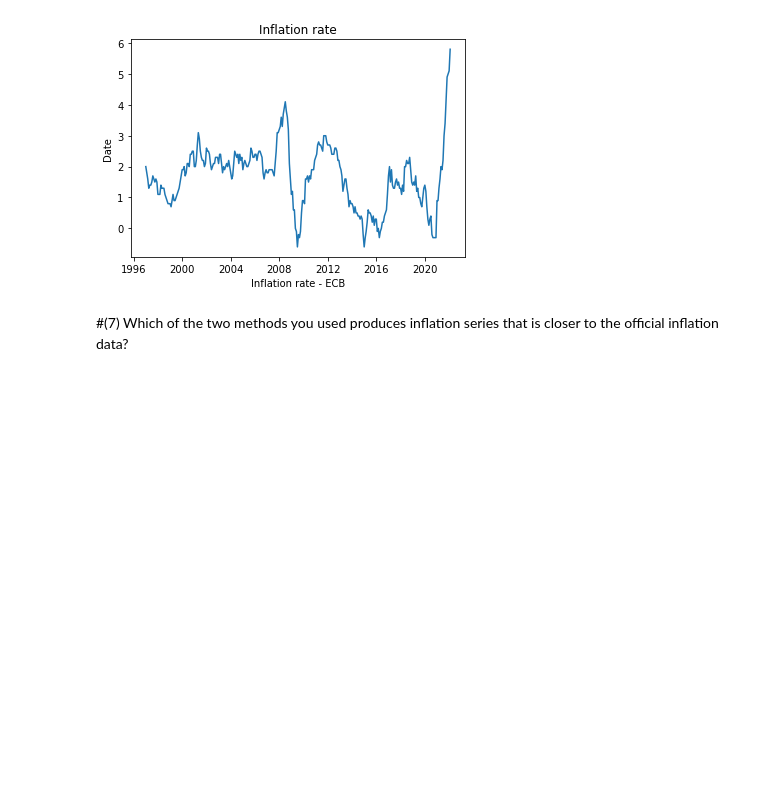
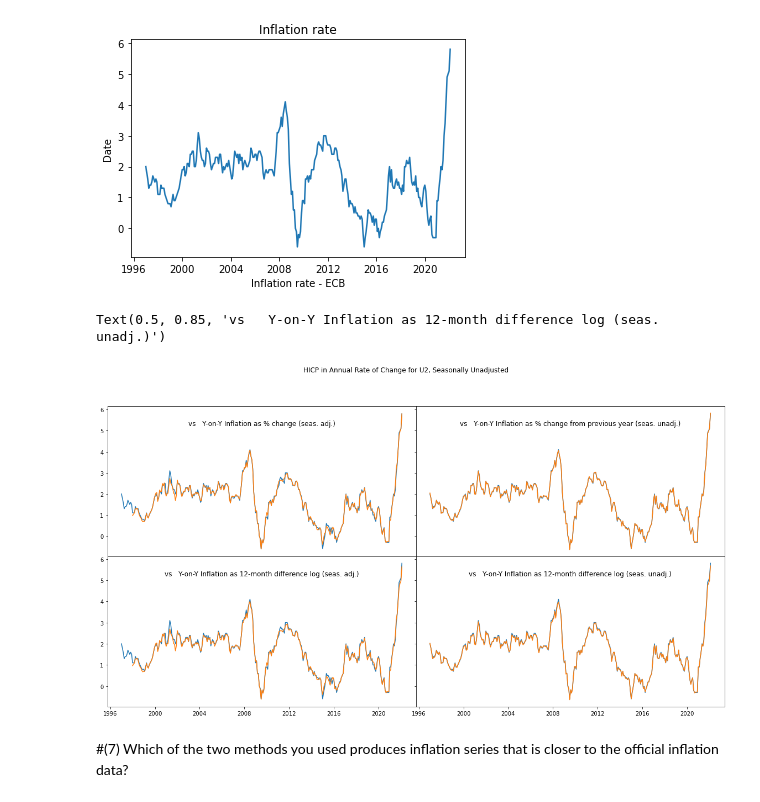
Before and after one commit to PhDEcon108/HWs-Ana-Gomes, a Jupyter notebook: HW3/HW3-part-I.ipynb, the cells around one changed output. Drawn from its saved outputs; the diff is of its cells as text; code cells hidden in the pictures; blank space fills up the shorter version.

```diff
--- a/HW3/HW3-part-I.ipynb
+++ b/HW3/HW3-part-I.ipynb
@@ -124,8 +124,8 @@ infl_log
 # %% [markdown]
 #(5) Using the function from (1) download HICP in annual rate of change for U2, seasonally unadjusted.
 # %%
-df_hicp_adj_anr=dow('000000', False, 'ANR')
-df_hicp_adj_anr
+df_hicp_unadj_anr=dow('000000', False, 'ANR')
+df_hicp_unadj_anr
 # %% [output]
 |  | (HICP - Overall index, U2, Non se... |
 | date |  |
@@ -168,6 +168,23 @@ plt.title('Inflation rate')
 # %% [output]
 Text(0.5, 1.0, 'Inflation rate')
 [figure]
+# %%
+## 6)
+fig = plt.figure(figsize=(20,10))
+gs = fig.add_gridspec(2, 2, hspace=0, wspace=0)
+(ax1, ax2), (ax3, ax4) = gs.subplots(sharex='col', sharey='row')
+fig.suptitle('HICP in Annual Rate of Change for U2, Seasonally Unadjusted')
+ax1.plot(df_hicp_unadj_anr.index, df_hicp_unadj_anr.iloc[:,0], infl_perc.index, infl_perc.iloc[:,0])
+ax1.set_title("vs   Y-on-Y Inflation as % change (seas. adj.)", y=0.85)
+ax2.plot(df_hicp_unadj_anr.index, df_hicp_unadj_anr.iloc[:,0], infl_perc.index, infl_perc.iloc[:,1])
+ax2.set_title("vs   Y-on-Y Inflation as % change from previous year (seas. unadj.)", y=0.85)
+ax3.plot(df_hicp_unadj_anr.index, df_hicp_unadj_anr.iloc[:,0], infl_log.index, infl_log.iloc[:,0])
+ax3.set_title("vs   Y-on-Y Inflation as 12-month difference log (seas. adj.)", y=0.85)
+ax4.plot(df_hicp_unadj_anr.index, df_hicp_unadj_anr.iloc[:,0], infl_log.index, infl_log.iloc[:,1])
+ax4.set_title("vs   Y-on-Y Inflation as 12-month difference log (seas. unadj.)", y=0.85)
+# %% [output]
+Text(0.5, 0.85, 'vs   Y-on-Y Inflation as 12-month difference log (seas. unadj.)')
+[figure, added]
 # %% [markdown]
 #(7) Which of the two methods you used produces inflation series that is closer to the official inflation data?
 # %%
```
Also changed, not shown: parts of 2 cells of this notebook, 1 other file.
